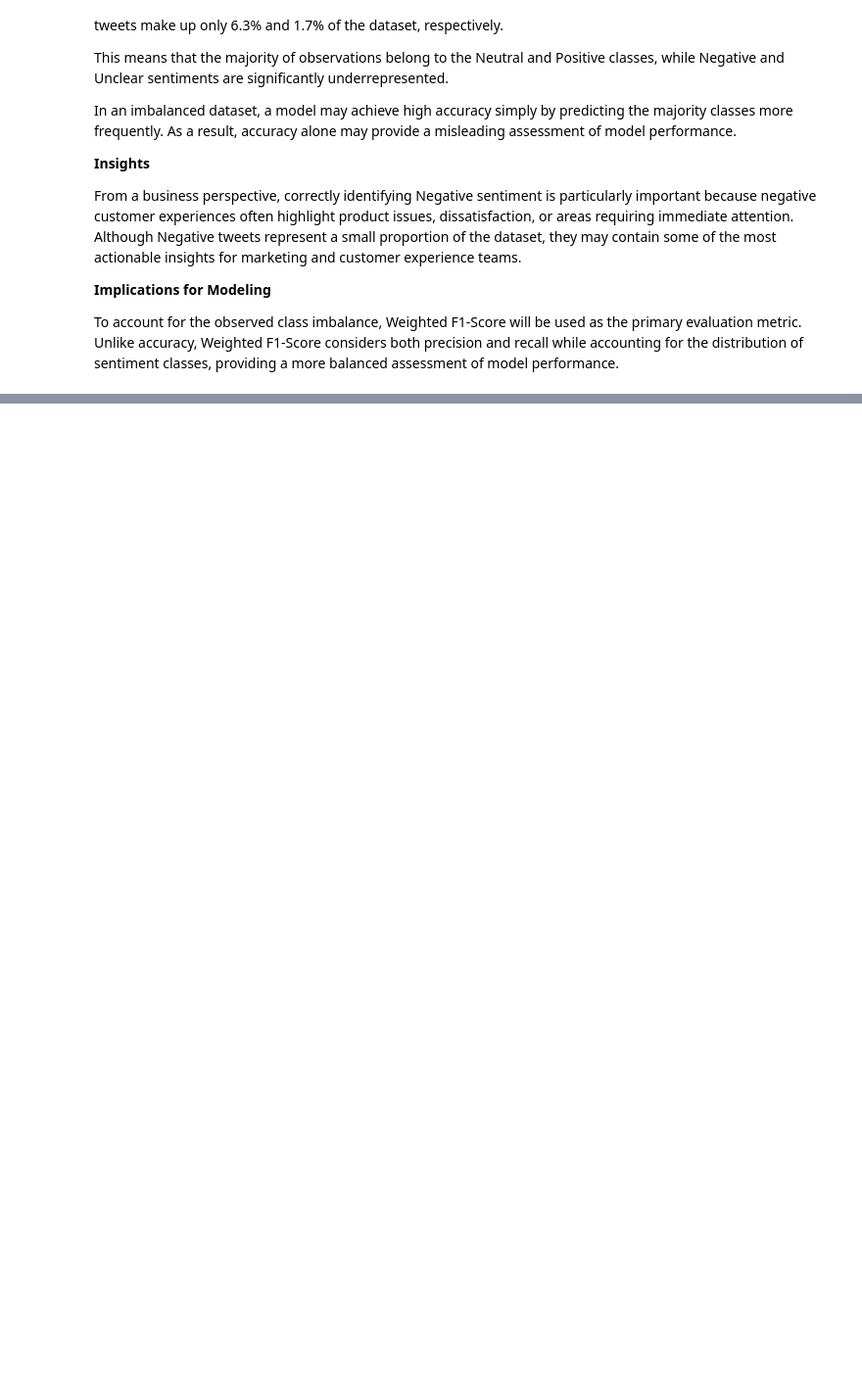
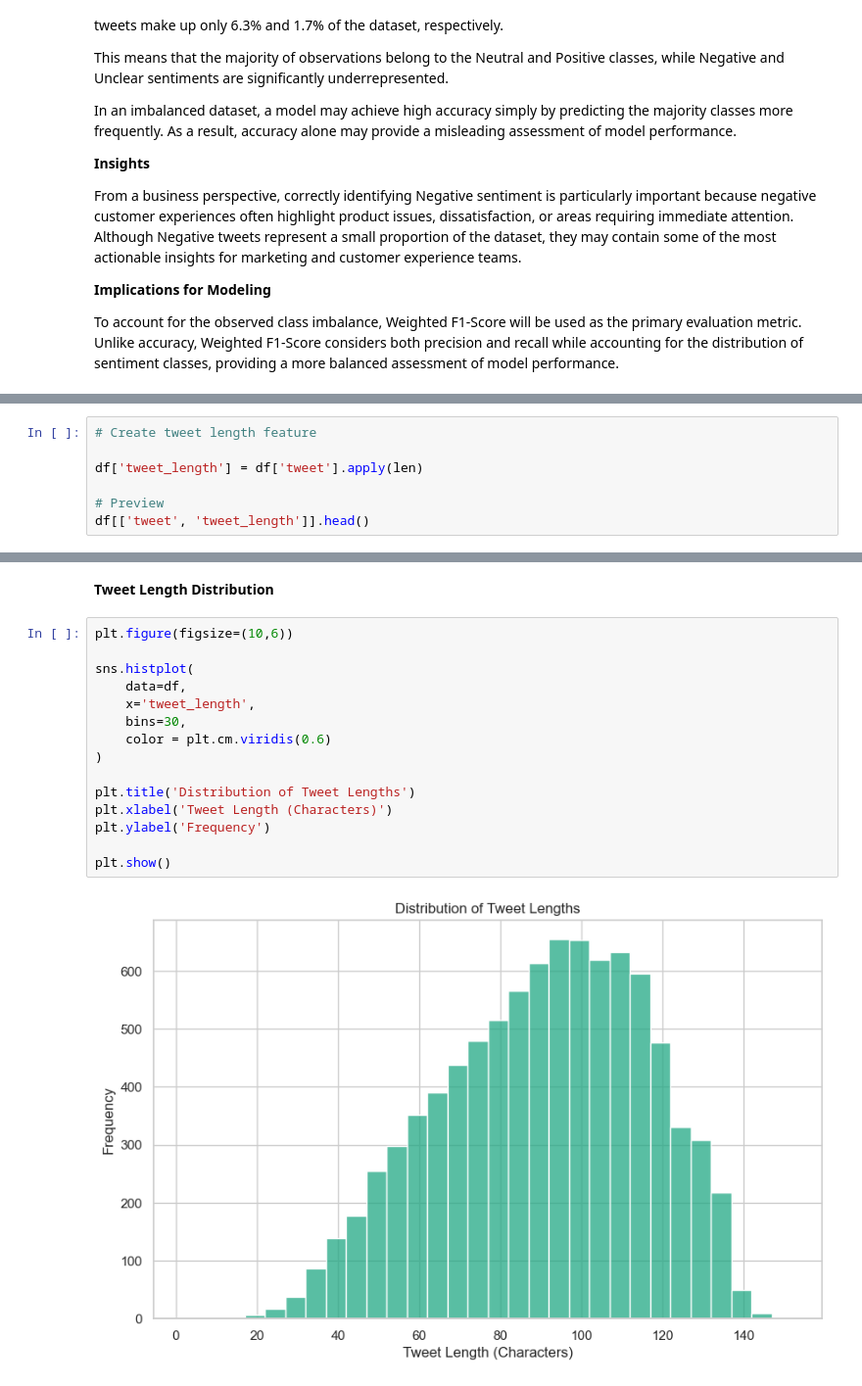
Before and after one commit to byegond-beep/Consumer-Sentiment-Analysis-of-Apple-and-Google-Products-Using-Natural-Language-Processing, a Jupyter notebook: Consumer-Sentiment-Analysis-of-Apple-and-Google-Products-Using-NLP.ipynb, the cells around one changed output, grey strips where cells are left out. Shown at 98% size. Drawn from its saved outputs; the diff is of its cells as text; blank space fills up the shorter version.

```diff
--- a/Consumer-Sentiment-Analysis-of-Apple-and-Google-Products-Using-NLP.ipynb
+++ b/Consumer-Sentiment-Analysis-of-Apple-and-Google-Products-Using-NLP.ipynb
@@ -612,0 +704,7 @@ To account for the observed class imbalance, Weighted F1-Score will be used as t
+# %%
+# Create tweet length feature
+
+df['tweet_length'] = df['tweet'].apply(len)
+
+# Preview
+df[['tweet', 'tweet_length']].head()
@@ -612,0 +732,19 @@ To account for the observed class imbalance, Weighted F1-Score will be used as t
+# %% [markdown]
+**Tweet Length Distribution**
+# %%
+plt.figure(figsize=(10,6))
+
+sns.histplot(
+    data=df,
+    x='tweet_length',
+    bins=30,
+    color = plt.cm.viridis(0.6)
+)
+
+plt.title('Distribution of Tweet Lengths')
+plt.xlabel('Tweet Length (Characters)')
+plt.ylabel('Frequency')
+
+plt.show()
+# %% [output]
+[figure, added]
```
Also changed, not shown: parts of 15 cells of this notebook.
